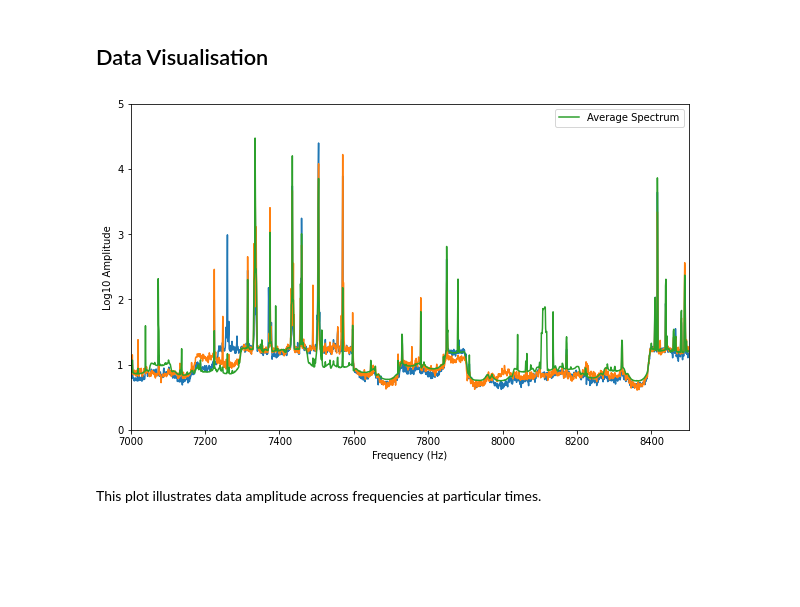
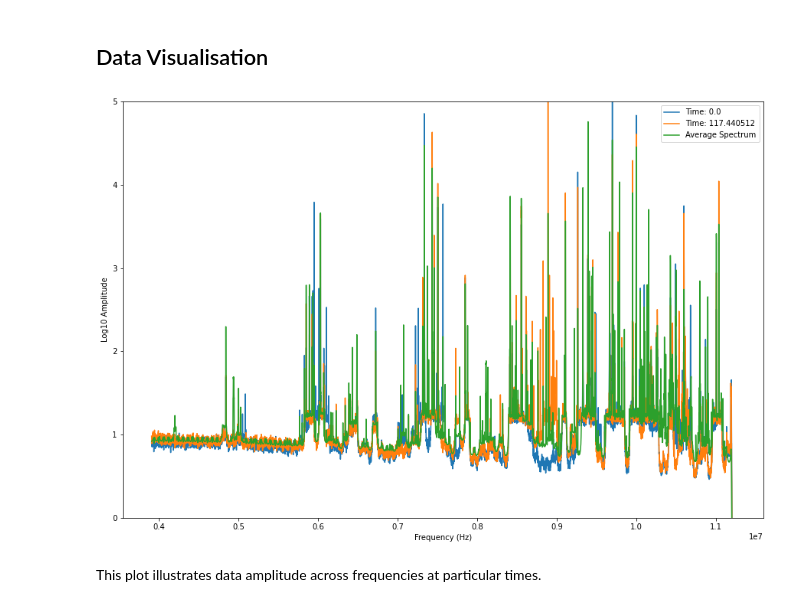
Before and after one commit to PhilJ0ly/albatros_axion_detection, a Jupyter notebook: Jupyter/albatros_data_overview.ipynb, the cells around one changed output. Cells and saved outputs as stored; diff of their text form; code cells hidden in the pictures; blank space fills up the shorter version.

```diff
--- a/Jupyter/albatros_data_overview.ipynb
+++ b/Jupyter/albatros_data_overview.ipynb
@@ -87,27 +87,31 @@ print(total_time/(60**2), "hour of total obeservation time")
 ##  Data Visualisation
 # %%
 spectra = np.ma.MaskedArray(data=data, mask=mask)
-freqs = chans*df*1e-3 # (Hz)
+freqs = chans*df # (Hz)
 times = N/df_record*np.arange(15326)
 # %%
 avg_spectrum = np.mean(np.abs(spectra[0, 0,:,:]), axis=1)
 # %%
-plt.figure(figsize=(10,6))
+plt.figure(figsize=(15,10))
 for i in range(2):
-    plt.plot(freqs, np.log10(np.abs(spectra[0,0,:,(i+1)*100])))
+    plt.plot(freqs, np.log10(np.abs(spectra[0,0,:,i*500])), label=f"Time: {times[i*500]}")
 
 plt.plot(freqs, np.log10(avg_spectrum), label="Average Spectrum")
 
-plt.xlim(7000, 8500)
+# i = 6
+# print((3.904e6+i*61e3)/1e6)
+# plt.xlim(3.904e6+i*61e3,3.904e6+(i+1)*61e3)
+# plt.ylim(0.8,1.2)
+
 plt.ylim(0,5)
 
 plt.xlabel('Frequency (Hz)')
 plt.ylabel('Log10 Amplitude')
 plt.legend()
 
 plt.show()
 # %% [output]
-[figure, old version]
+[figure, new version]
 # %% [markdown]
 This plot illustrates data amplitude across frequencies at particular times.
 # %%
```
Also changed, not shown: 2 other files.
